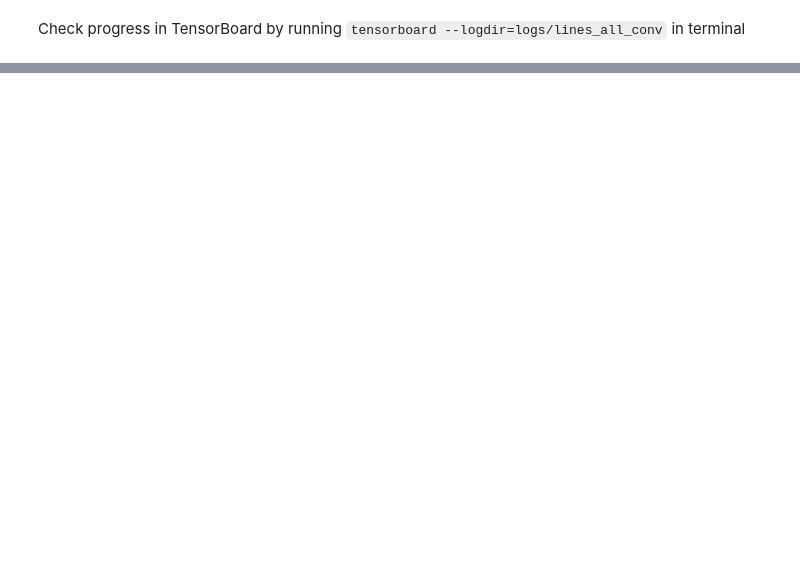
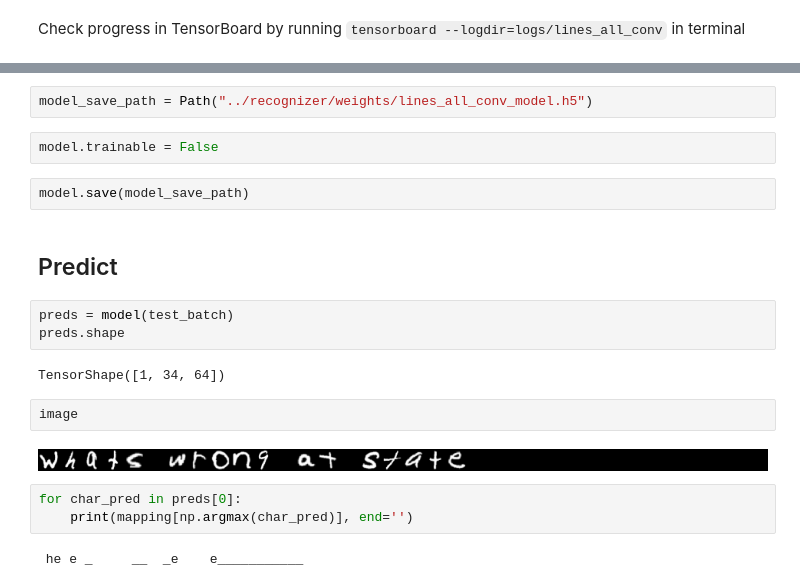
Before and after one commit to MostafaGazar/line-reader, a Jupyter notebook: notebooks/05-emnist-lines-predictor-all-conv.ipynb, the cells around one changed output, grey strips where cells are left out. Cells and saved outputs as stored; diff of their text form; blank space fills up the shorter version.

Commit message:
Ran lines all conv model on gc

```diff
--- a/notebooks/05-emnist-lines-predictor-all-conv.ipynb
+++ b/notebooks/05-emnist-lines-predictor-all-conv.ipynb
@@ -228,0 +223,22 @@ KeyboardInterrupt:
+# %%
+model_save_path = Path("../recognizer/weights/lines_all_conv_model.h5")
+# %%
+model.trainable = False
+# %%
+model.save(model_save_path)
+# %% [markdown]
+## Predict
+# %%
+preds = model(test_batch)
+preds.shape
+# %% [output]
+TensorShape([1, 34, 64])
+# %%
+image
+# %% [output]
+[figure, added]
+# %%
+for char_pred in preds[0]:
+    print(mapping[np.argmax(char_pred)], end='')
+# %% [output]
+ he e _     __  _e    e___________
```
Also changed, not shown: parts of 7 cells of this notebook.
